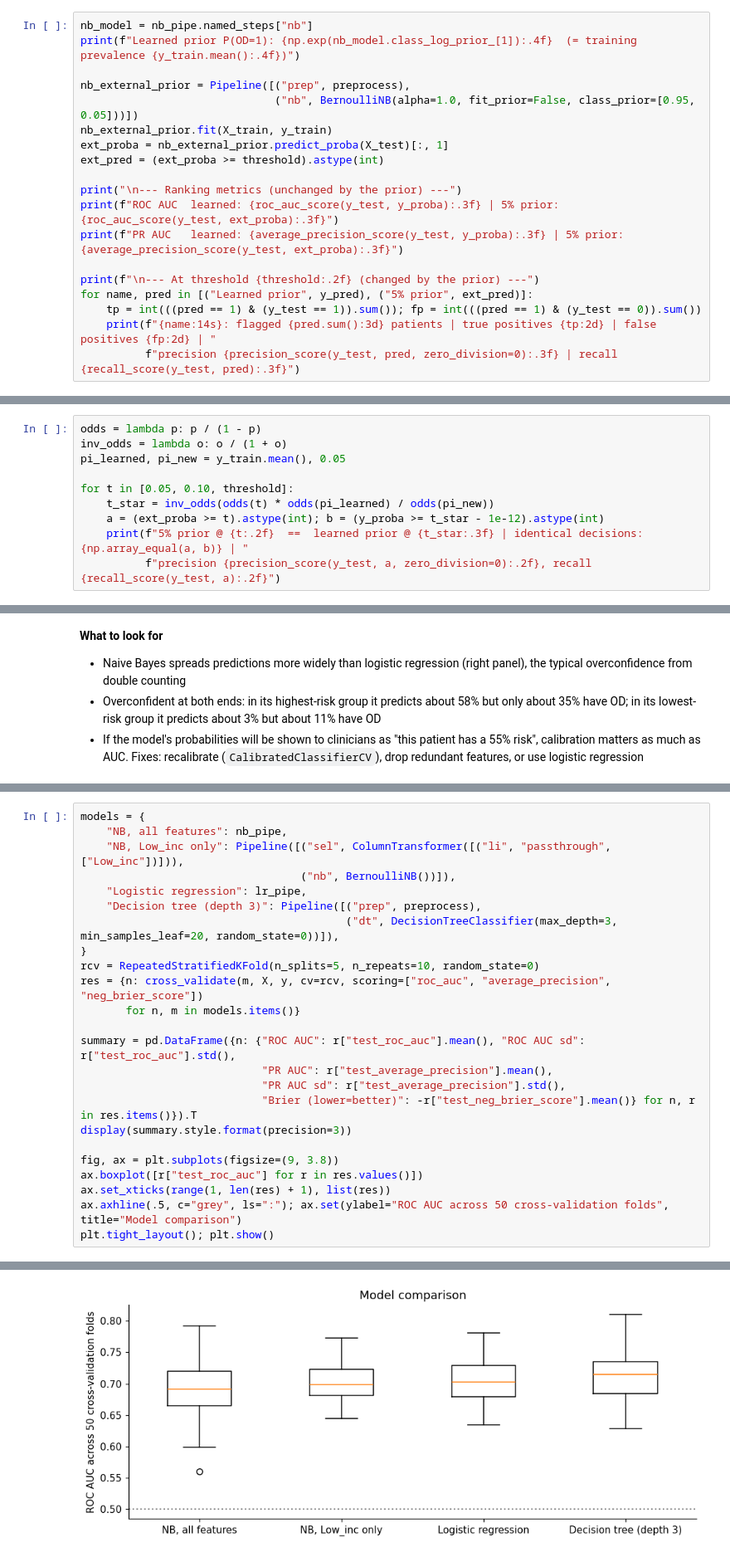
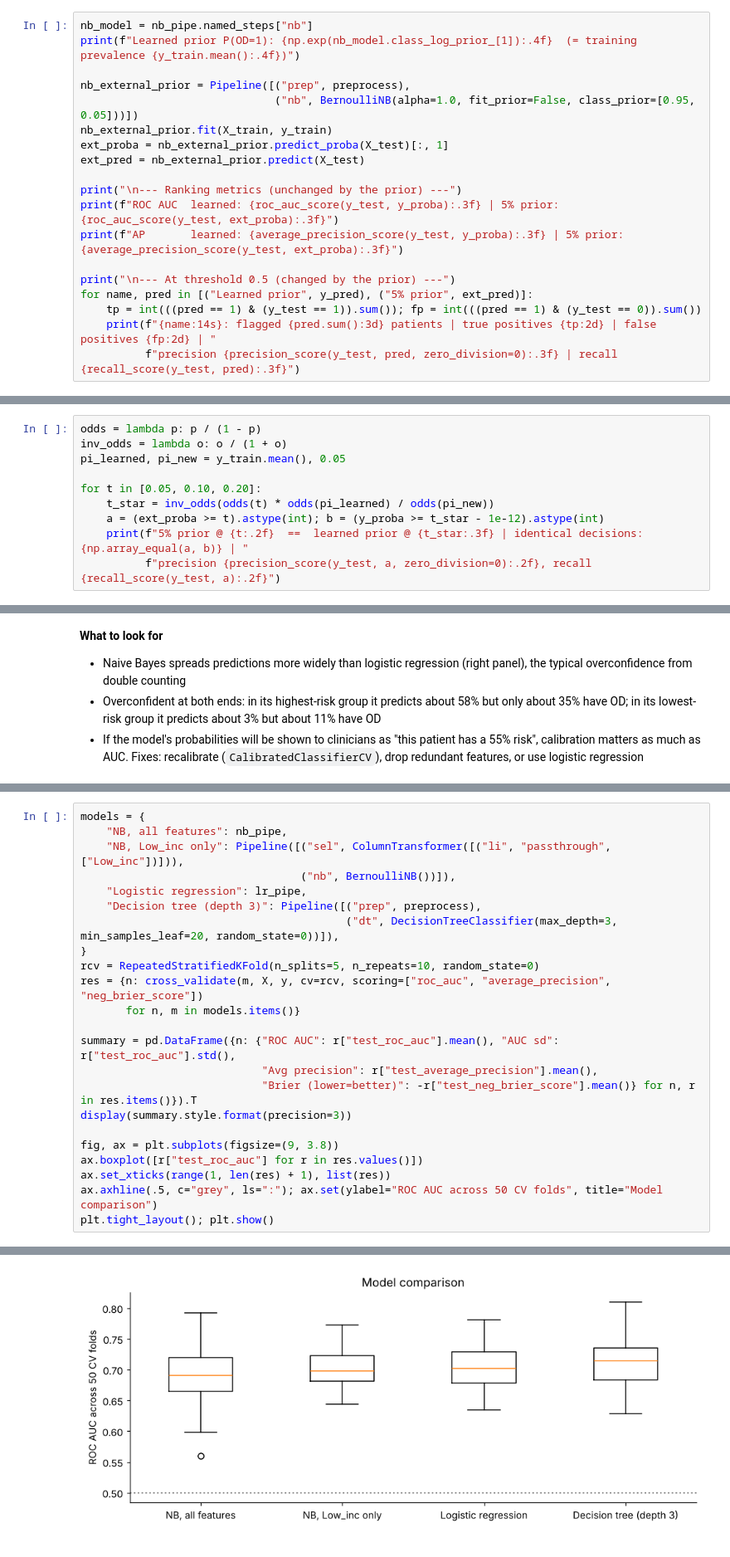
Before and after one commit to IE-ML-for-Healthcare/Bayesian-in-HC, a Jupyter notebook: 04_naive_bayes_opioid_demo_v2.ipynb, the cells around one changed output, grey strips where cells are left out. Shown at 83% size. Cells and saved outputs as stored; diff of their text form.

```diff
--- a/04_naive_bayes_opioid_demo_v2.ipynb
+++ b/04_naive_bayes_opioid_demo_v2.ipynb
@@ -307,13 +219,13 @@ nb_external_prior = Pipeline([("prep", preprocess),
                               ("nb", BernoulliNB(alpha=1.0, fit_prior=False, class_prior=[0.95, 0.05]))])
 nb_external_prior.fit(X_train, y_train)
 ext_proba = nb_external_prior.predict_proba(X_test)[:, 1]
-ext_pred = (ext_proba >= threshold).astype(int)
+ext_pred = nb_external_prior.predict(X_test)
 
 print("\n--- Ranking metrics (unchanged by the prior) ---")
 print(f"ROC AUC  learned: {roc_auc_score(y_test, y_proba):.3f} | 5% prior: {roc_auc_score(y_test, ext_proba):.3f}")
-print(f"PR AUC   learned: {average_precision_score(y_test, y_proba):.3f} | 5% prior: {average_precision_score(y_test, ext_proba):.3f}")
+print(f"AP       learned: {average_precision_score(y_test, y_proba):.3f} | 5% prior: {average_precision_score(y_test, ext_proba):.3f}")
 
-print(f"\n--- At threshold {threshold:.2f} (changed by the prior) ---")
+print("\n--- At threshold 0.5 (changed by the prior) ---")
 for name, pred in [("Learned prior", y_pred), ("5% prior", ext_pred)]:
     tp = int(((pred == 1) & (y_test == 1)).sum()); fp = int(((pred == 1) & (y_test == 0)).sum())
     print(f"{name:14s}: flagged {pred.sum():3d} patients | true positives {tp:2d} | false positives {fp:2d} | "
@@ -347,7 +257,7 @@ odds = lambda p: p / (1 - p)
 inv_odds = lambda o: o / (1 + o)
 pi_learned, pi_new = y_train.mean(), 0.05
 
-for t in [0.05, 0.10, threshold]:
+for t in [0.05, 0.10, 0.20]:
     t_star = inv_odds(odds(t) * odds(pi_learned) / odds(pi_new))
     a = (ext_proba >= t).astype(int); b = (y_proba >= t_star - 1e-12).astype(int)
     print(f"5% prior @ {t:.2f}  ==  learned prior @ {t_star:.3f} | identical decisions: {np.array_equal(a, b)} | "
@@ -663,15 +573,14 @@ rcv = RepeatedStratifiedKFold(n_splits=5, n_repeats=10, random_state=0)
 res = {n: cross_validate(m, X, y, cv=rcv, scoring=["roc_auc", "average_precision", "neg_brier_score"])
        for n, m in models.items()}
 
-summary = pd.DataFrame({n: {"ROC AUC": r["test_roc_auc"].mean(), "ROC AUC sd": r["test_roc_auc"].std(),
-                            "PR AUC": r["test_average_precision"].mean(),
-                            "PR AUC sd": r["test_average_precision"].std(),
+summary = pd.DataFrame({n: {"ROC AUC": r["test_roc_auc"].mean(), "AUC sd": r["test_roc_auc"].std(),
+                            "Avg precision": r["test_average_precision"].mean(),
                             "Brier (lower=better)": -r["test_neg_brier_score"].mean()} for n, r in res.items()}).T
 display(summary.style.format(precision=3))
 
 fig, ax = plt.subplots(figsize=(9, 3.8))
 ax.boxplot([r["test_roc_auc"] for r in res.values()])
 ax.set_xticks(range(1, len(res) + 1), list(res))
-ax.axhline(.5, c="grey", ls=":"); ax.set(ylabel="ROC AUC across 50 cross-validation folds", title="Model comparison")
+ax.axhline(.5, c="grey", ls=":"); ax.set(ylabel="ROC AUC across 50 CV folds", title="Model comparison")
 plt.tight_layout(); plt.show()
 # %% [output]
@@ -683,3 +592,3 @@ plt.tight_layout(); plt.show()
-[figure, old version]
+[figure, new version]
 # %% [markdown]
 **Takeaways**
```
Also changed, not shown: parts of 30 cells of this notebook.
